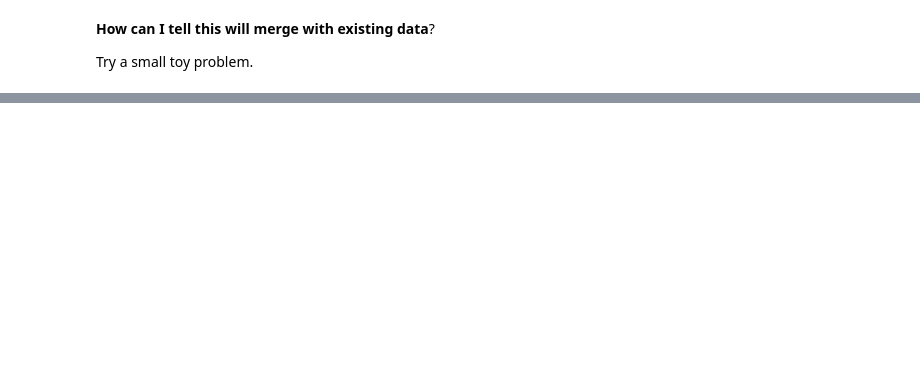
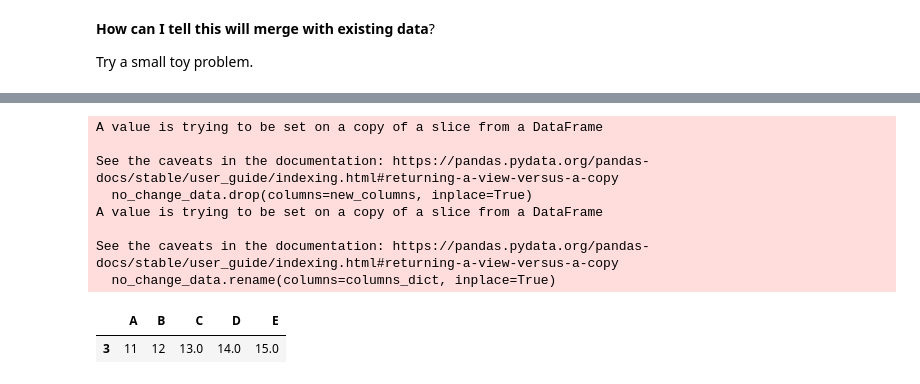
Before and after one commit to jlopez8/Jmail, a Jupyter notebook: jmailer/dev_nb.ipynb, the cells around one changed output, grey strips where cells are left out. Drawn from its saved outputs; the diff is of its cells as text; code cells hidden in the pictures; blank space fills up the shorter version.

```diff
--- a/jmailer/dev_nb.ipynb
+++ b/jmailer/dev_nb.ipynb
@@ -713,0 +649,34 @@ df3 = df3[columns1]
+# %%
+new_columns = fixed_columns + update_columns
+new_columns = [col + "_new" for col in new_columns]
+
+no_change_data = df3[df3[new_columns].isna().all(axis=1)]
+no_change_data # this is the data that never changed
+
+# do some cleanup
+# drop data
+no_change_data.drop(columns=new_columns, inplace=True)
+no_change_data
+
+# rename
+original_columns = no_change_data.columns.to_list()
+pattern = r"_new|_old"
+new_columns = list(map(lambda x: re.sub(pattern, "", x), original_columns))
+columns_dict = dict(zip(original_columns, new_columns))
+no_change_data.rename(columns=columns_dict, inplace=True)
+
+# re-order
+no_change_data = no_change_data[df1.columns.to_list()]
+
+no_change_data
+# %% [output]
+A value is trying to be set on a copy of a slice from a DataFrame
+
+See the caveats in the documentation: https://pandas.pydata.org/pandas-docs/stable/user_guide/indexing.html#returning-a-view-versus-a-copy
+  no_change_data.drop(columns=new_columns, inplace=True)
+A value is trying to be set on a copy of a slice from a DataFrame
+
+See the caveats in the documentation: https://pandas.pydata.org/pandas-docs/stable/user_guide/indexing.html#returning-a-view-versus-a-copy
+  no_change_data.rename(columns=columns_dict, inplace=True)
+|  | A | B | C | D | E |
+| 3 | 11 | 12 | 13.0 | 14.0 | 15.0 |
```
Also changed, not shown: parts of 20 cells of this notebook.
